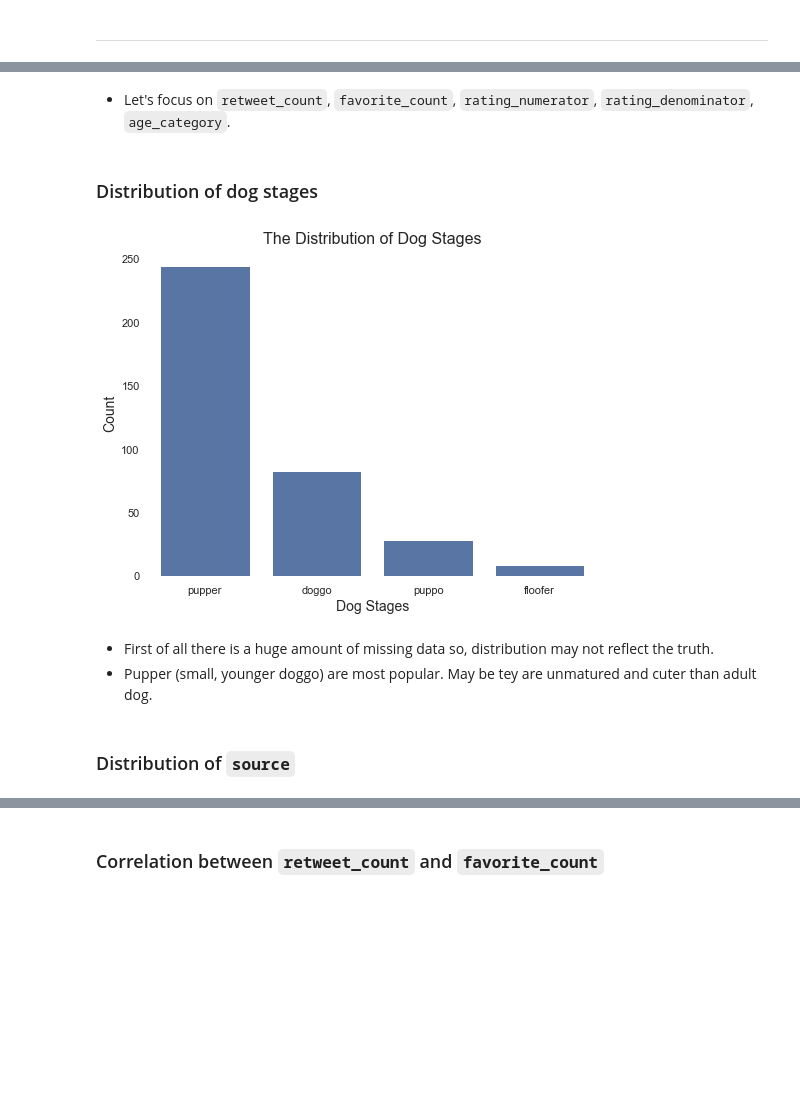
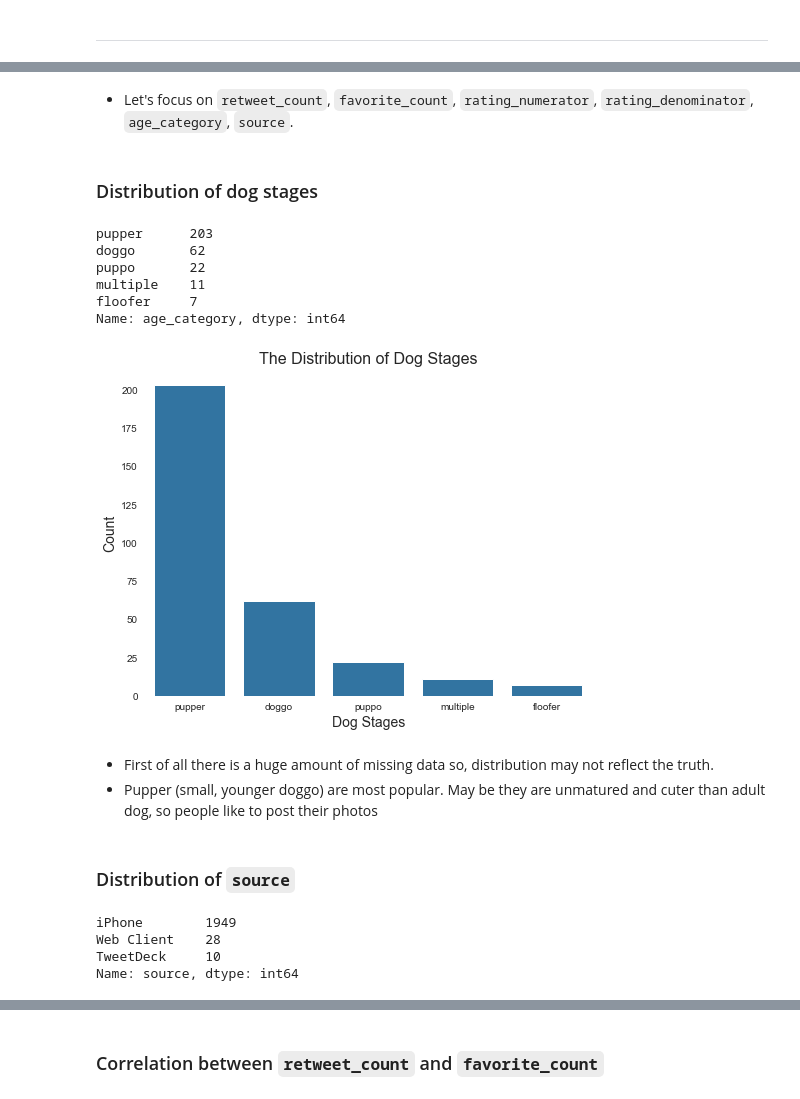
Before and after one commit to purvil/WeRateDogs, a Jupyter notebook: wrangle_act.ipynb, the cells around one changed output, grey strips where cells are left out. Drawn from its saved outputs; the diff is of its cells as text; code cells hidden in the pictures; blank space fills up the shorter version.

```diff
--- a/wrangle_act.ipynb
+++ b/wrangle_act.ipynb
@@ -1000,0 +1052,3 @@ dog_prediction_cleaned.head(3)
+# %%
+twitter_archive_master = pd.read_csv("data/twitter_archive_master.csv", parse_dates = ['timestamp'],
+                                     dtype = {'tweet_id':'str', 'source':'category', 'age_category':'category'})
@@ -1001,30 +1075,46 @@ dog_prediction_cleaned.head(3)
 # %% [markdown]
-* Let's focus on `retweet_count`, `favorite_count`, `rating_numerator`, `rating_denominator`, `age_category`.
+* Let's focus on `retweet_count`, `favorite_count`, `rating_numerator`, `rating_denominator`, `age_category`, `source`.
 # %%
 color = sns.color_palette()[0]
 # %% [markdown]
 ### Distribution of dog stages
+# %%
+twitter_archive_master.age_category.value_counts()
+# %% [output]
+pupper      203
+doggo       62
+puppo       22
+multiple    11
+floofer     7
+Name: age_category, dtype: int64
 # %%
 fig, ax = plt.subplots()
 fig.set_size_inches(8, 6)
-sorted_stage = dog_ratings.age_category.value_counts().index
-sns.countplot(data = dog_ratings, x = 'age_category', color=color, order=sorted_stage)
+sorted_stage = twitter_archive_master.age_category.value_counts().index
+sns.countplot(data = twitter_archive_master, x = 'age_category', color=color, order=sorted_stage)
 
 plt.xlabel("Dog Stages", fontsize=14)
 plt.ylabel("Count",  fontsize=14)
 plt.title("The Distribution of Dog Stages", fontsize=16)
 
 for side in ["left", "right", "top", "bottom"]:
     ax.spines[side].set_visible(False)
 
 plt.savefig("data/dog_stage_distribution.png")
 # %% [output]
-[figure, old version]
+[figure, new version]
 # %% [markdown]
 * First of all there is a huge amount of missing data so, distribution may not reflect the truth.
-* Pupper (small, younger doggo) are most popular. May be tey are unmatured and cuter than adult dog.
+* Pupper (small, younger doggo) are most popular. May be they are unmatured and cuter than adult dog, so people like to post their photos
 # %% [markdown]
 ### Distribution of `source`
+# %%
+twitter_archive_master.source.value_counts()
+# %% [output]
+iPhone        1949
+Web Client    28
+TweetDeck     10
+Name: source, dtype: int64
 # %%
 fig, ax = plt.subplots()
 fig.set_size_inches(8, 6)
```
Also changed, not shown: parts of 244 cells of this notebook, 12 other files.
